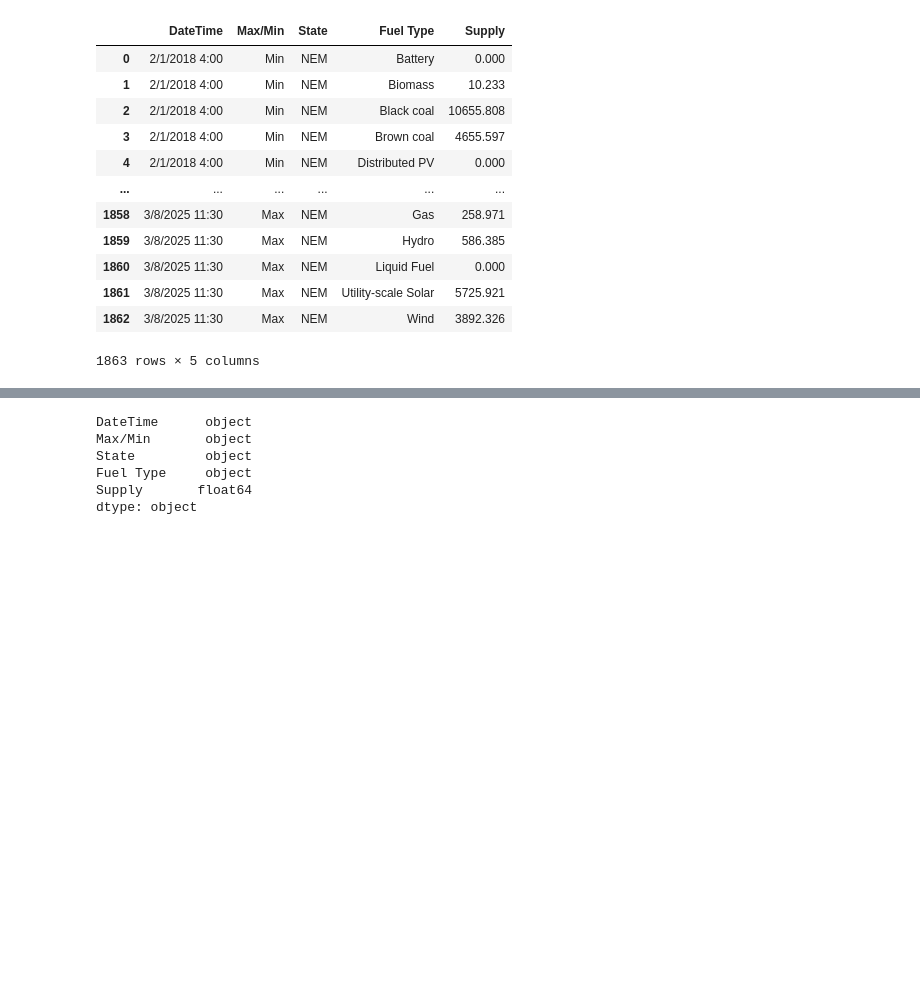
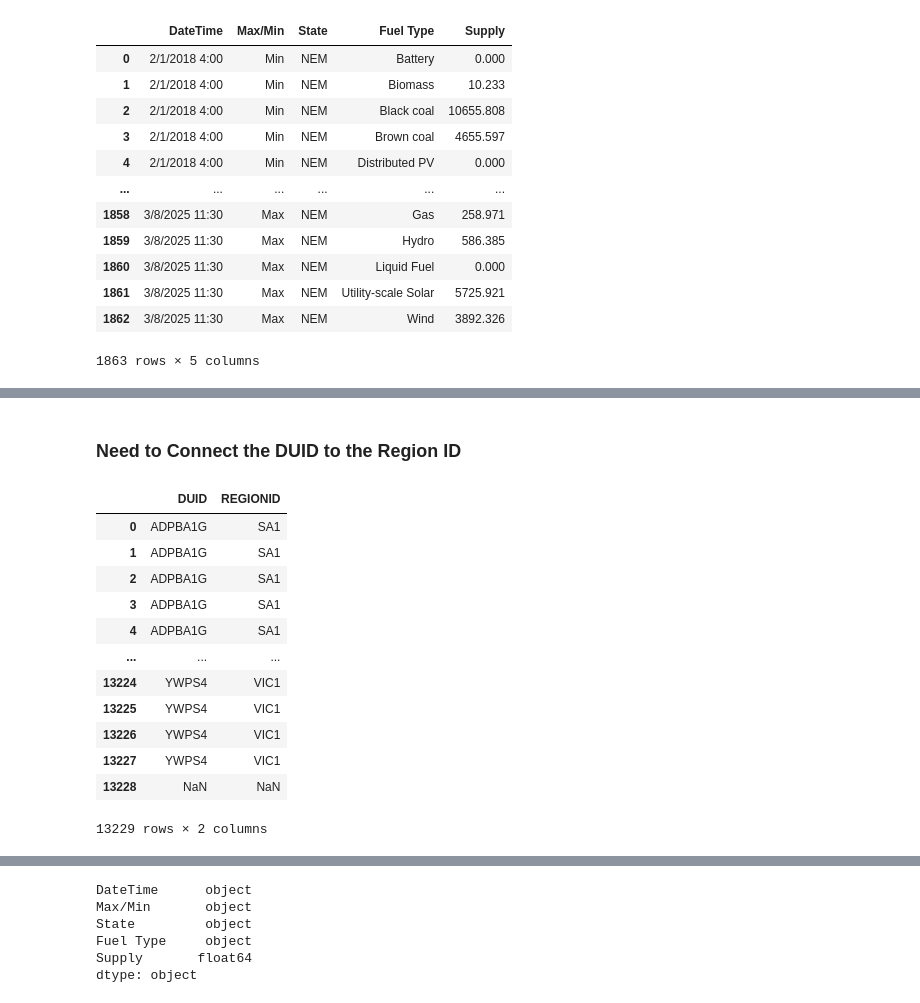
Before and after one commit to aidanlockwood20/IFN695-Codebase, a Jupyter notebook: report.ipynb, the cells around one changed output, grey strips where cells are left out. Drawn from its saved outputs; the diff is of its cells as text; code cells hidden in the pictures; blank space fills up the shorter version.

```diff
--- a/report.ipynb
+++ b/report.ipynb
@@ -30,0 +97,22 @@ renewable_penetration
+# %% [markdown]
+### Need to Connect the DUID to the Region ID
+# %%
+duid_regions = pd.DataFrame({
+    'DUID' : dudetail_data['DUID'],
+    'REGIONID' : dudetail_data['REGIONID']
+})
+duid_regions
+# %% [output]
+|  | DUID | REGIONID |
+| 0 | ADPBA1G | SA1 |
+| 1 | ADPBA1G | SA1 |
+| 2 | ADPBA1G | SA1 |
+| 3 | ADPBA1G | SA1 |
+| 4 | ADPBA1G | SA1 |
+| ... | ... | ... |
+| 13224 | YWPS4 | VIC1 |
+| 13225 | YWPS4 | VIC1 |
+| 13226 | YWPS4 | VIC1 |
+| 13227 | YWPS4 | VIC1 |
+| 13228 | NaN | NaN |
+13229 rows × 2 columns
```
Also changed, not shown: parts of 8 cells of this notebook, 42 other files.
